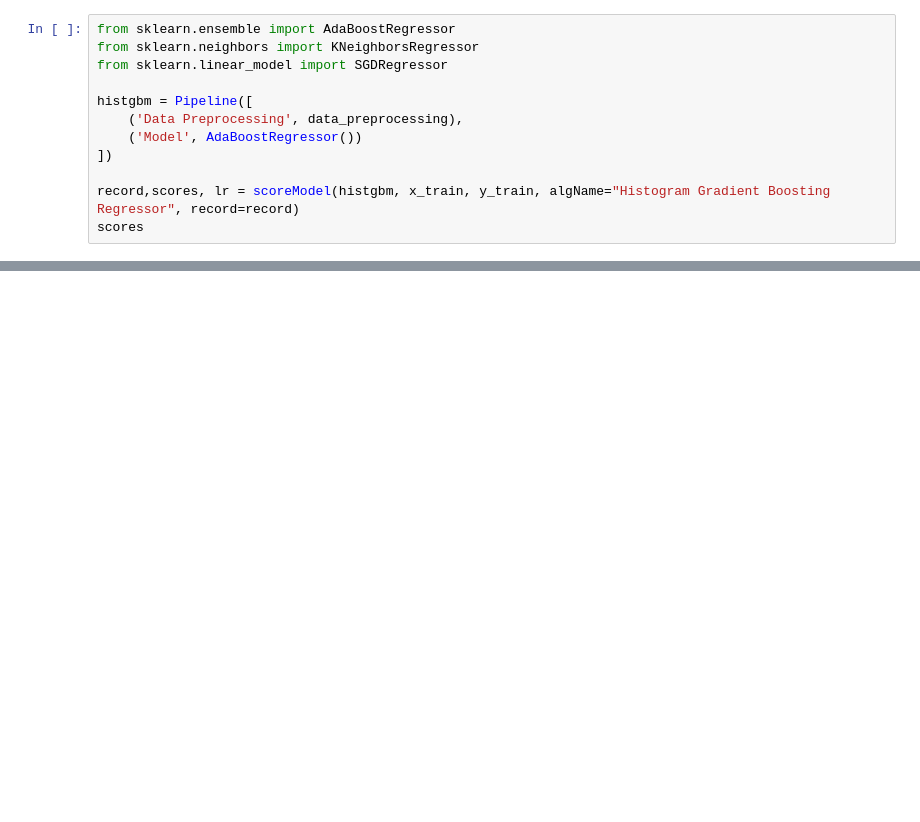
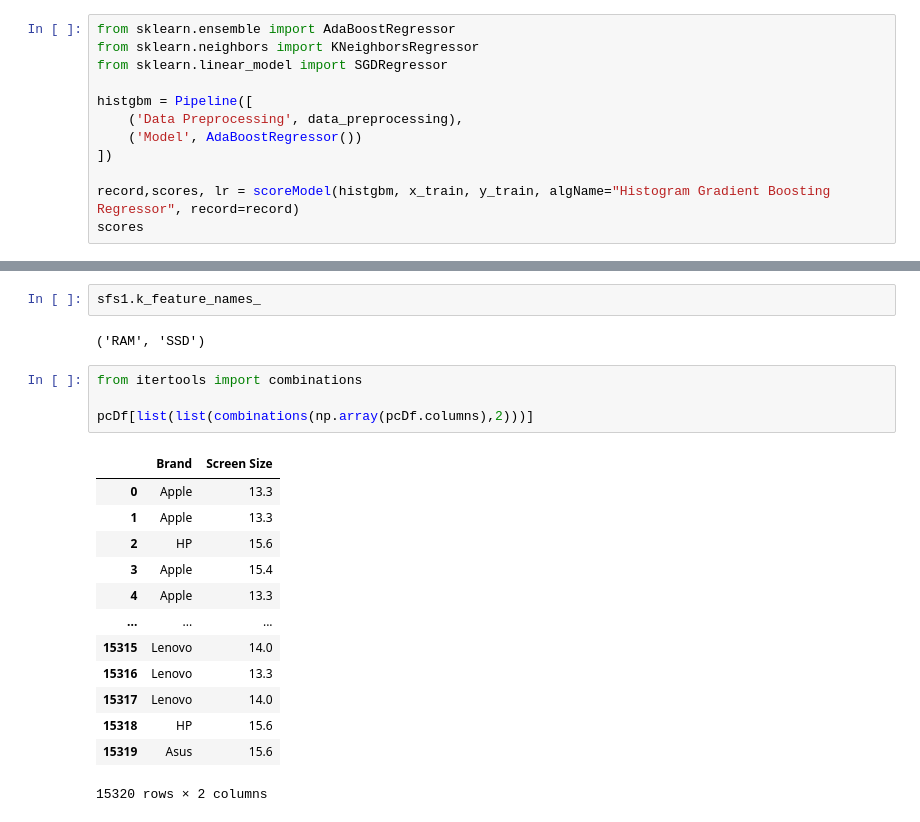
Before and after one commit to zhuofan-16/Computer_Regression, a Jupyter notebook: Price_Regression_ML.ipynb, the cells around one changed output, grey strips where cells are left out. Drawn from its saved outputs; the diff is of its cells as text; blank space fills up the shorter version.

```diff
--- a/Price_Regression_ML.ipynb
+++ b/Price_Regression_ML.ipynb
@@ -702,0 +931,22 @@ record
+# %%
+sfs1.k_feature_names_
+# %% [output]
+('RAM', 'SSD')
+# %%
+from itertools import combinations
+
+pcDf[list(list(combinations(np.array(pcDf.columns),2)))]
+# %% [output]
+|  | Brand | Screen Size |
+| 0 | Apple | 13.3 |
+| 1 | Apple | 13.3 |
+| 2 | HP | 15.6 |
+| 3 | Apple | 15.4 |
+| 4 | Apple | 13.3 |
+| ... | ... | ... |
+| 15315 | Lenovo | 14.0 |
+| 15316 | Lenovo | 13.3 |
+| 15317 | Lenovo | 14.0 |
+| 15318 | HP | 15.6 |
+| 15319 | Asus | 15.6 |
+15320 rows × 2 columns
```
Also changed, not shown: parts of 26 cells of this notebook, 1 other file.
